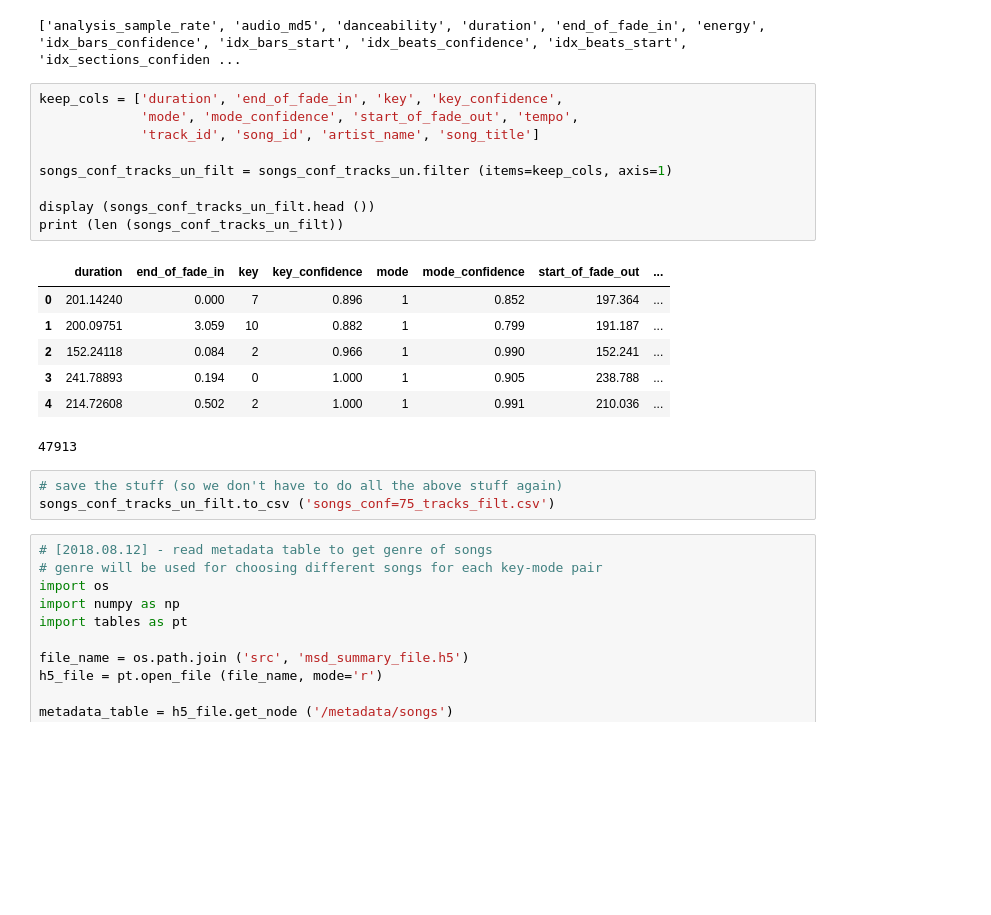
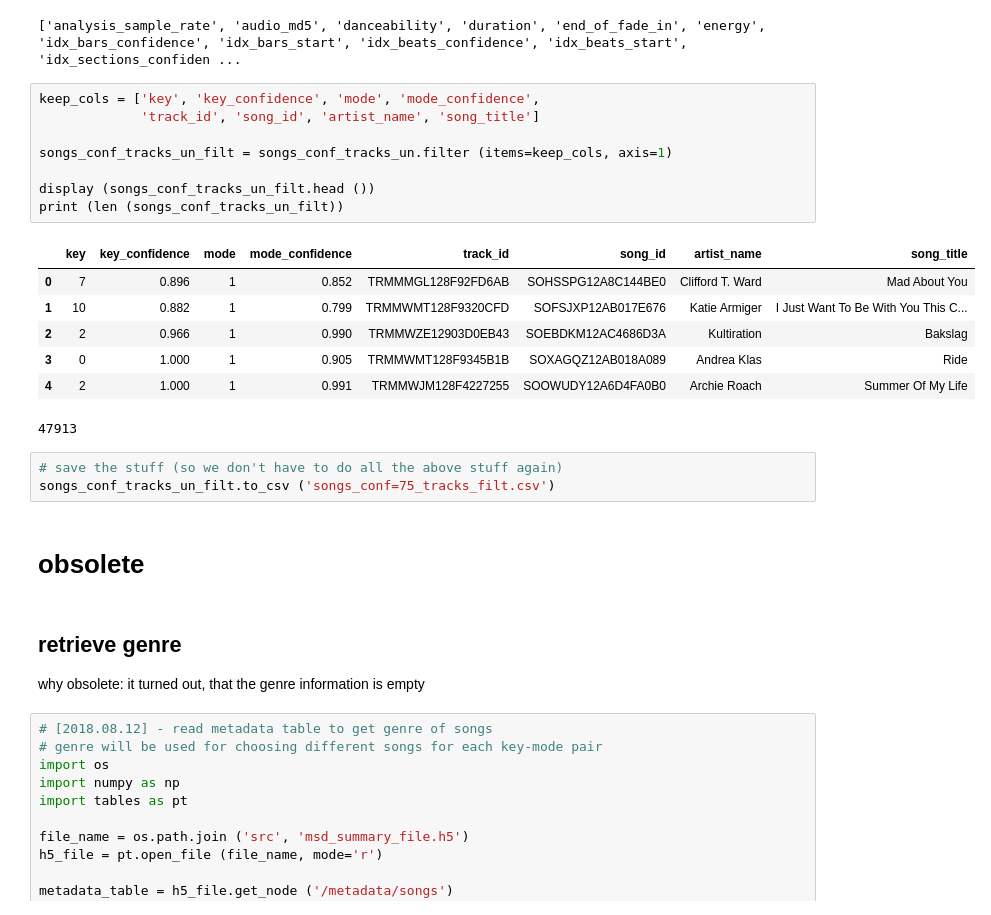
Before and after one commit to damilo/keyestcnn, a Jupyter notebook: 00.hlp/msd/msd.ipynb, the cells around one changed output. Drawn from its saved outputs; the diff is of its cells as text; blank space fills up the shorter version.

```diff
--- a/00.hlp/msd/msd.ipynb
+++ b/00.hlp/msd/msd.ipynb
@@ -223,25 +222,29 @@ print (list (songs_conf_tracks_un.columns.values))
 # %% [output]
 ['analysis_sample_rate', 'audio_md5', 'danceability', 'duration', 'end_of_fade_in', 'energy', 'idx_bars_confidence', 'idx_bars_start', 'idx_beats_confidence', 'idx_beats_start', 'idx_sections_confiden ...
 # %%
-keep_cols = ['duration', 'end_of_fade_in', 'key', 'key_confidence',
-             'mode', 'mode_confidence', 'start_of_fade_out', 'tempo',
+keep_cols = ['key', 'key_confidence', 'mode', 'mode_confidence',
              'track_id', 'song_id', 'artist_name', 'song_title']
 
 songs_conf_tracks_un_filt = songs_conf_tracks_un.filter (items=keep_cols, axis=1)
 
 display (songs_conf_tracks_un_filt.head ())
 print (len (songs_conf_tracks_un_filt))
 # %% [output]
-|  | duration | end_of_fade_in | key | key_confidence | mode | mode_confidence | start_of_fade_out | ... |
-| 0 | 201.14240 | 0.000 | 7 | 0.896 | 1 | 0.852 | 197.364 | ... |
-| 1 | 200.09751 | 3.059 | 10 | 0.882 | 1 | 0.799 | 191.187 | ... |
-| 2 | 152.24118 | 0.084 | 2 | 0.966 | 1 | 0.990 | 152.241 | ... |
-| 3 | 241.78893 | 0.194 | 0 | 1.000 | 1 | 0.905 | 238.788 | ... |
-| 4 | 214.72608 | 0.502 | 2 | 1.000 | 1 | 0.991 | 210.036 | ... |
+|  | key | key_confidence | mode | mode_confidence | track_id | song_id | artist_name | song_title |
+| 0 | 7 | 0.896 | 1 | 0.852 | TRMMMGL128F92FD6AB | SOHSSPG12A8C144BE0 | Clifford T. Ward | Mad About You |
+| 1 | 10 | 0.882 | 1 | 0.799 | TRMMWMT128F9320CFD | SOFSJXP12AB017E676 | Katie Armiger | I Just Want To Be With You This C... |
+| 2 | 2 | 0.966 | 1 | 0.990 | TRMMWZE12903D0EB43 | SOEBDKM12AC4686D3A | Kultiration | Bakslag |
+| 3 | 0 | 1.000 | 1 | 0.905 | TRMMWMT128F9345B1B | SOXAGQZ12AB018A089 | Andrea Klas | Ride |
+| 4 | 2 | 1.000 | 1 | 0.991 | TRMMWJM128F4227255 | SOOWUDY12A6D4FA0B0 | Archie Roach | Summer Of My Life |
 47913
 # %%
 # save the stuff (so we don't have to do all the above stuff again)
 songs_conf_tracks_un_filt.to_csv ('songs_conf=75_tracks_filt.csv')
+# %% [markdown]
+# obsolete
+# %% [markdown]
+## retrieve genre
+why obsolete: it turned out, that the genre information is empty
 # %%
 # [2018.08.12] - read metadata table to get genre of songs
 # genre will be used for choosing different songs for each key-mode pair
```
Also changed, not shown: parts of 4 cells of this notebook, 2 other files.
